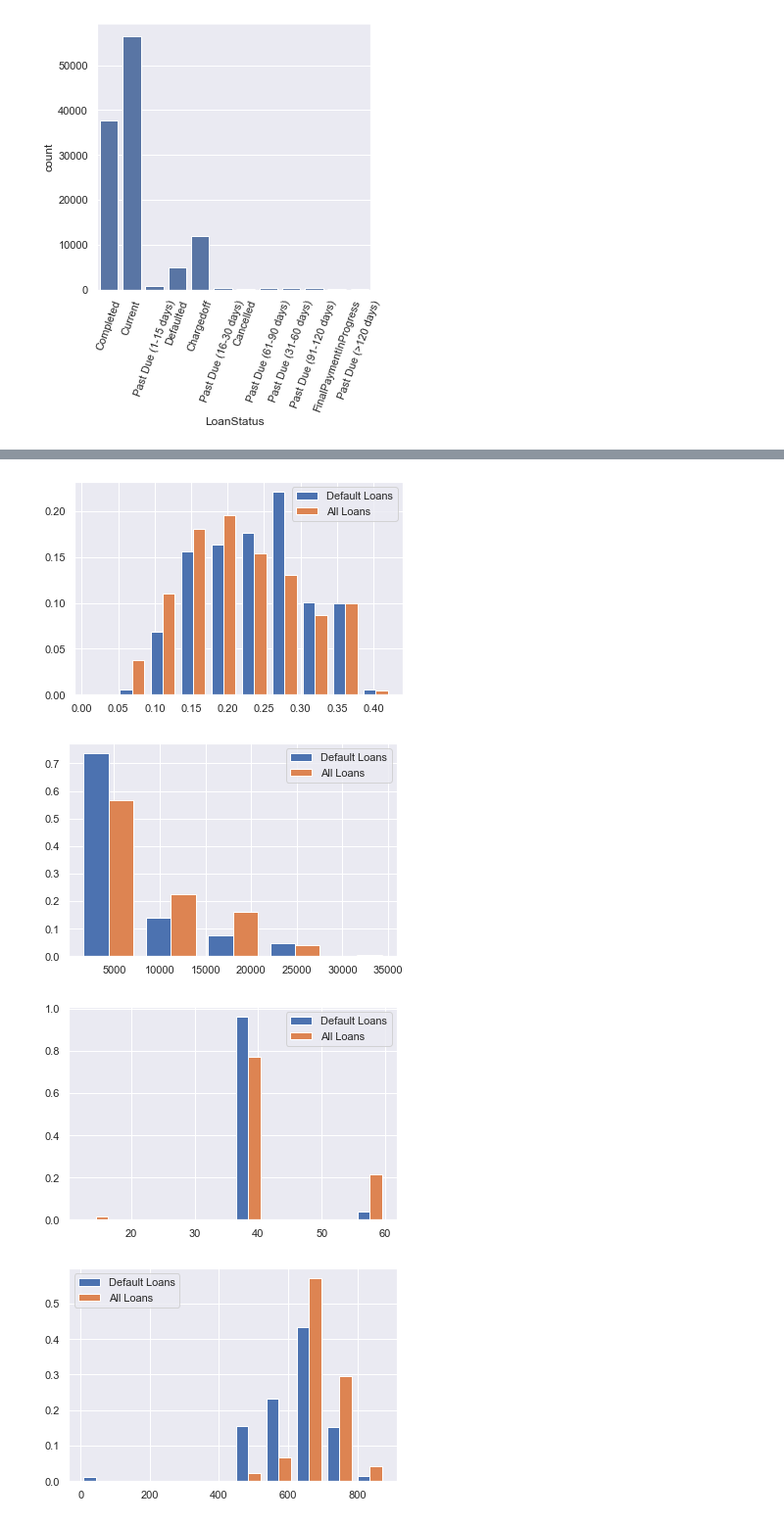
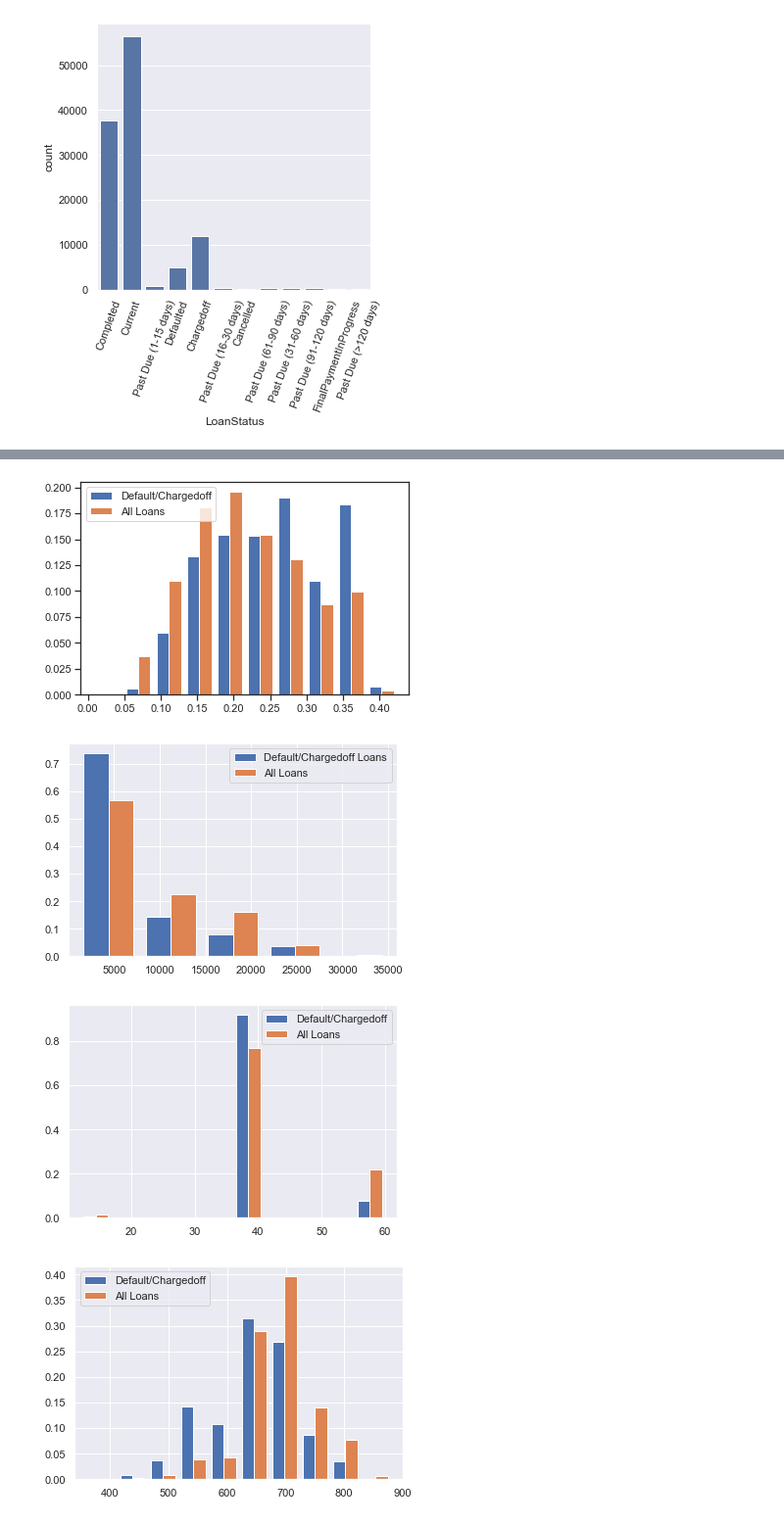
Before and after one commit to TyDataSci/LoanProsper, a Jupyter notebook: visualization.ipynb, the cells around one changed output, grey strips where cells are left out. Shown at 98% size. Saved outputs shown, nothing was run; the diff lists cells and outputs as text; code cells hidden in the pictures.

Commit message:
Univariate, Bivariate, Multivariate Visuals' git status

```diff
--- a/visualization.ipynb
+++ b/visualization.ipynb
@@ -42,4 +42,4 @@ Index(['ListingKey', 'ListingNumber', 'ListingCreationDate', 'CreditGrade',
       dtype='object')
 # %%
 clean_loans= clean_loans[['LoanStatus','LoanOriginalAmount', 'Term','BorrowerAPR',
-             'CreditScoreRangeLower','IncomeRange',]]
+             'CreditScoreRangeLower']]
@@ -85,0 +145,2 @@ Name: LoanStatus, dtype: int64
+# %%
+clean_loans = clean_loans.query('CreditScoreRangeLower > 0')
@@ -90,7 +171,7 @@ plt.xticks(rotation=70);
 # %% [output]
 [figure]
 # %%
-defaults = clean_loans.query("LoanStatus == 'Defaulted' ")
-defaults= defaults.drop(columns={'LoanStatus'})
-defaults
+badloans = clean_loans.query("LoanStatus == 'Defaulted' or LoanStatus == 'Chargedoff' ")
+badloans= badloans.drop(columns={'LoanStatus'})
+badloans
 # %% [output]
@@ -136,38 +216,38 @@ defaults.hist('CreditScoreRangeLower');
 # %%
-weights_df=np.ones(len(defaults)) / len(defaults)
+weights_df=np.ones(len(badloans)) / len(badloans)
 weights_cl=np.ones(len(clean_loans)) / len(clean_loans)
 
 
-x = defaults['BorrowerAPR']
+x = badloans['BorrowerAPR']
 y = clean_loans['BorrowerAPR']
-plt.hist([x, y], label=['Default Loans', 'All Loans'], bins=10 ,weights=[weights_df,weights_cl])
-plt.legend(loc='upper right');
+plt.hist([x, y], label=['Default/Chargedoff', 'All Loans'], bins=10 ,weights=[weights_df,weights_cl])
+plt.legend(loc='upper left');
 # %% [output]
-[figure, old version]
+[figure, new version]
 # %%
-weights_df=np.ones(len(defaults)) / len(defaults)
+weights_df=np.ones(len(badloans)) / len(badloans)
 weights_cl=np.ones(len(clean_loans)) / len(clean_loans)
 
-x = defaults['LoanOriginalAmount']
+x = badloans['LoanOriginalAmount']
 y = clean_loans['LoanOriginalAmount']
-plt.hist([x, y], label=['Default Loans', 'All Loans'], bins=5, weights=[weights_df,weights_cl])
+plt.hist([x, y], label=['Default/Chargedoff Loans', 'All Loans'], bins=5, weights=[weights_df,weights_cl])
 plt.legend(loc='upper right');
 # %% [output]
-[figure, old version]
+[figure, new version]
 # %%
-x = defaults['Term']
+x = badloans['Term']
 y = clean_loans['Term']
-plt.hist([x, y], label=['Default Loans', 'All Loans'],  bins=10, weights=[weights_df,weights_cl])
+plt.hist([x, y], label=['Default/Chargedoff', 'All Loans'],  bins=10, weights=[weights_df,weights_cl])
 plt.legend(loc='upper right');
 # %% [output]
-[figure, old version]
+[figure, new version]
 # %%
-x = defaults['CreditScoreRangeLower']
+x = badloans['CreditScoreRangeLower']
 y = clean_loans['CreditScoreRangeLower']
-plt.hist([x, y], label=['Default Loans', 'All Loans'], bins=10, weights=[weights_df,weights_cl])
+plt.hist([x, y], label=['Default/Chargedoff', 'All Loans'], bins=10, weights=[weights_df,weights_cl])
 plt.legend(loc='upper left');
 # %% [output]
-[figure, old version]
+[figure, new version]
 # %%
 #Create a joint plot for BorrowerAPR and CreditScore
 sns.set_style('ticks')
```
Also changed, not shown: parts of 24 cells of this notebook.
